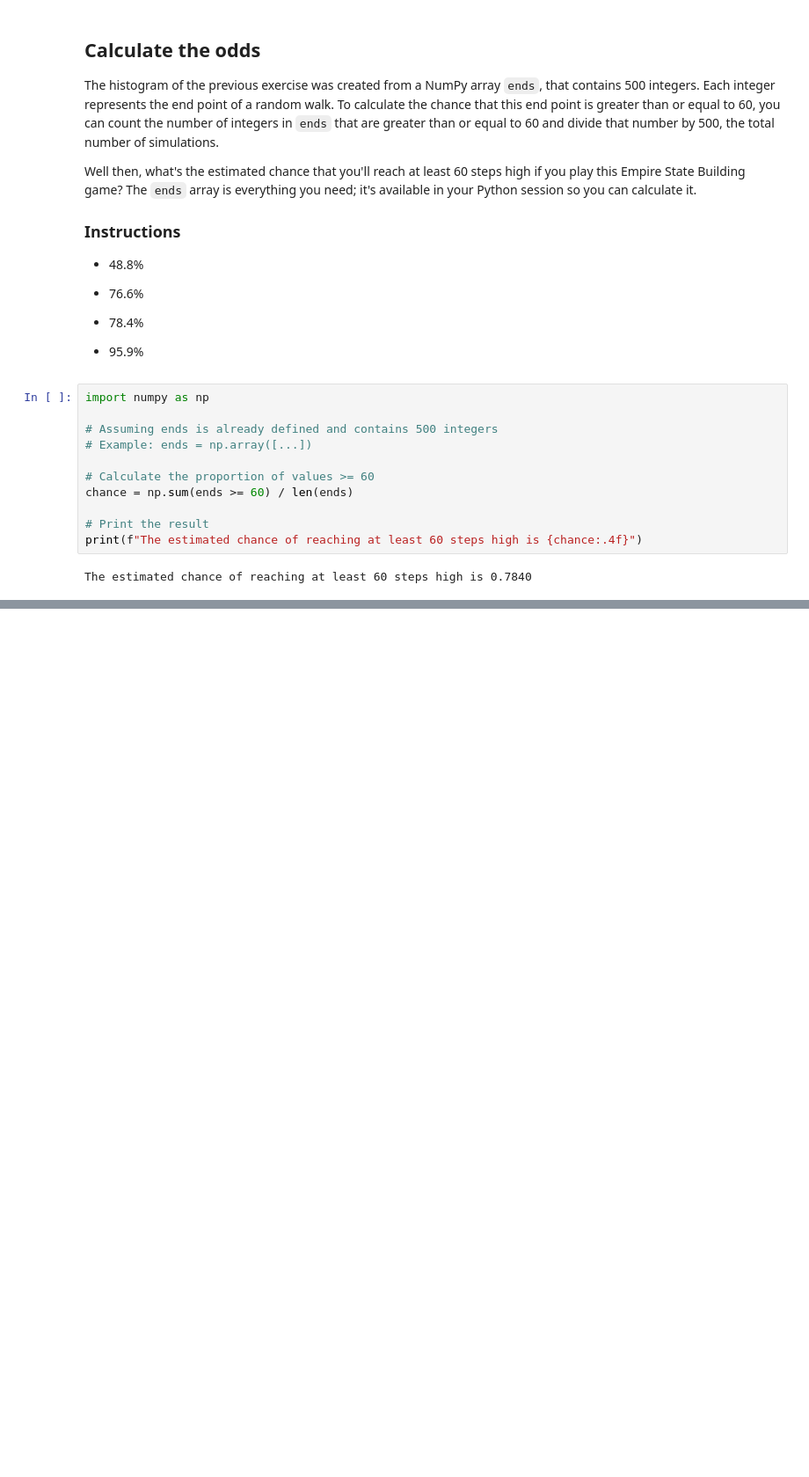
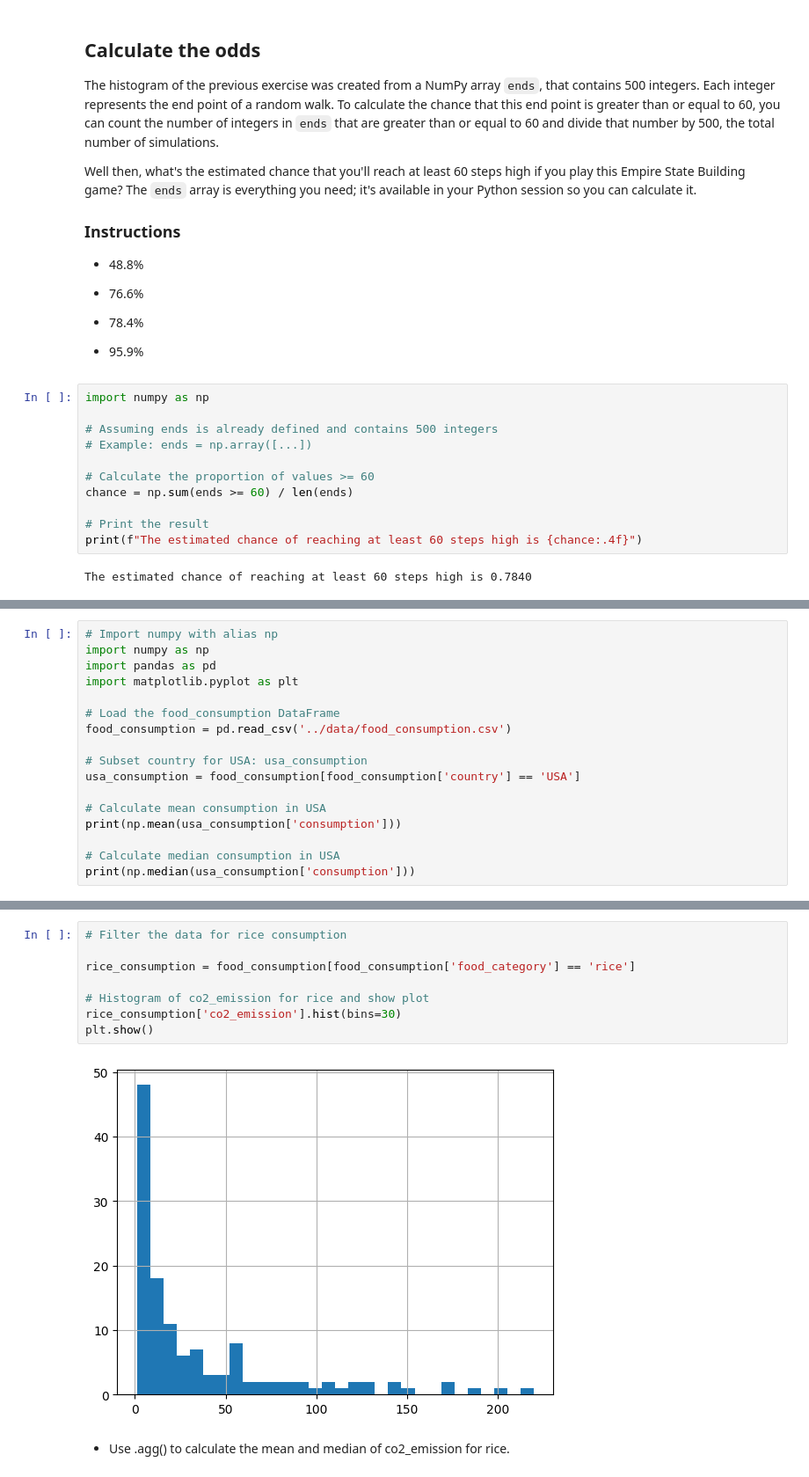
Before and after one commit to petsereypanha/python_data, a Jupyter notebook: introduction/Statistics.ipynb, the cells around one changed output, grey strips where cells are left out. Shown at 88% size. Saved outputs shown, nothing was run; the diff lists cells and outputs as text; blank space fills up the shorter version.

```diff
--- a/introduction/Statistics.ipynb
+++ b/introduction/Statistics.ipynb
@@ -401,0 +414,17 @@ The estimated chance of reaching at least 60 steps high is 0.7840
+# %%
+# Import numpy with alias np
+import numpy as np
+import pandas as pd
+import matplotlib.pyplot as plt
+
+# Load the food_consumption DataFrame
+food_consumption = pd.read_csv('../data/food_consumption.csv')
+
+# Subset country for USA: usa_consumption
+usa_consumption = food_consumption[food_consumption['country'] == 'USA']
+
+# Calculate mean consumption in USA
+print(np.mean(usa_consumption['consumption']))
+
+# Calculate median consumption in USA
+print(np.median(usa_consumption['consumption']))
@@ -401,0 +443,12 @@ The estimated chance of reaching at least 60 steps high is 0.7840
+# %%
+# Filter the data for rice consumption
+
+rice_consumption = food_consumption[food_consumption['food_category'] == 'rice']
+
+# Histogram of co2_emission for rice and show plot
+rice_consumption['co2_emission'].hist(bins=30)
+plt.show()
+# %% [output]
+[figure, added]
+# %% [markdown]
+- Use .agg() to calculate the mean and median of co2_emission for rice.
```
Also changed, not shown: parts of 34 cells of this notebook, 7 other files.
